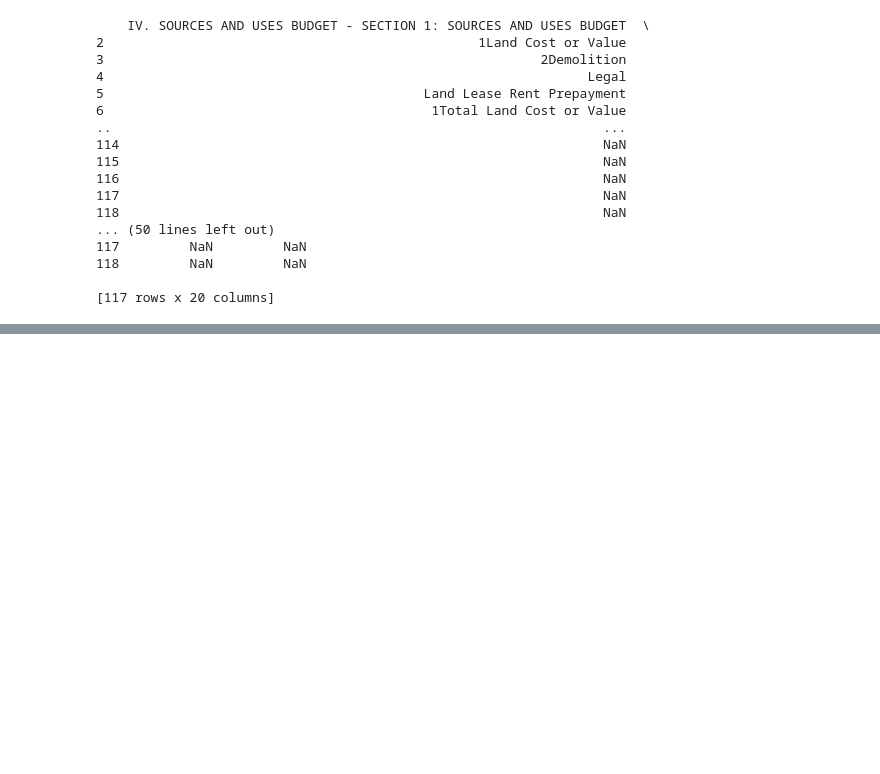
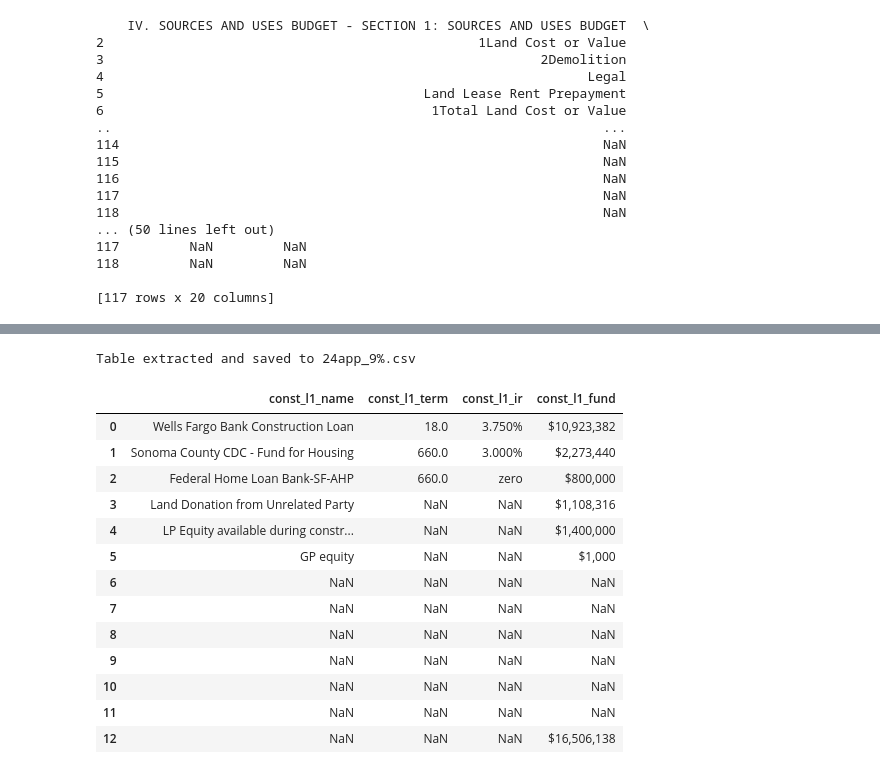
Before and after one commit to farihahahaa/DiscoveryFall22, a Jupyter notebook: InitDataScrape.ipynb, the cells around one changed output, grey strips where cells are left out. Drawn from its saved outputs; the diff is of its cells as text; code cells hidden in the pictures; blank space fills up the shorter version.

```diff
--- a/InitDataScrape.ipynb
+++ b/InitDataScrape.ipynb
@@ -222,0 +246,60 @@ Mounted at /content/gdrive
+# %%
+import pdfplumber
+import pandas as pd
+
+def extract_table_from_pdf(pdf_path, page_number, output_csv_path):
+    """
+    Extracts a table from a PDF and saves it as a CSV file.
+
+    Parameters:
+        pdf_path (str): Path to the PDF file.
+        page_number (int): Page number to extract the table from.
+        output_csv_path (str): Path to save the extracted table as a CSV file.
+    """
+    with pdfplumber.open(pdf_path) as pdf:
+        # Get the specific page
+        page = pdf.pages[page_number - 1]
+
+        # Extract the table
+        table = page.extract_table()
+
+        if table:
+            # Convert the table to a DataFrame
+            df = pd.DataFrame(table[1:], columns=table[0])
+
+            # Save the DataFrame to a CSV file
+            df.to_csv(output_csv_path, index=False)
+            print(f"Table extracted and saved to {output_csv_path}")
+        else:
+            print("No table found on the specified page.")
+
+# # Example usage
+# pdf_path = "path/to/your/file.pdf"
+# page_number = 1  # Specify the page number where the table is located
+# output_csv_path = "output.csv"
+
+
+plu_24 = extract_table_from_pdf(app_24, 12, "24app_9%.csv")
+plu_24 = pd.read_csv("24app_9%.csv")
+plu_24.head()
+plu_24 = plu_24.drop('Name of Lender/Source', axis=1)
+plu_24 = plu_24.rename(columns={'Unnamed: 1': 'const_l1_name', 'Term (months)': 'const_l1_term', 'Interest Rate': 'const_l1_ir', 'Amount of Funds': 'const_l1_fund'})
+plu_24_total = plu_24.iloc[12, 3]
+plu_24_total
+plu_24
+# %% [output]
+Table extracted and saved to 24app_9%.csv
+|  | const_l1_name | const_l1_term | const_l1_ir | const_l1_fund |
+| 0 | Wells Fargo Bank Construction Loan | 18.0 | 3.750% | $10,923,382 |
+| 1 | Sonoma County CDC - Fund for Housing | 660.0 | 3.000% | $2,273,440 |
+| 2 | Federal Home Loan Bank-SF-AHP | 660.0 | zero | $800,000 |
+| 3 | Land Donation from Unrelated Party | NaN | NaN | $1,108,316 |
+| 4 | LP Equity available during constr... | NaN | NaN | $1,400,000 |
+| 5 | GP equity | NaN | NaN | $1,000 |
+| 6 | NaN | NaN | NaN | NaN |
+| 7 | NaN | NaN | NaN | NaN |
+| 8 | NaN | NaN | NaN | NaN |
+| 9 | NaN | NaN | NaN | NaN |
+| 10 | NaN | NaN | NaN | NaN |
+| 11 | NaN | NaN | NaN | NaN |
+| 12 | NaN | NaN | NaN | $16,506,138 |
```
Also changed, not shown: parts of 8 cells of this notebook.
